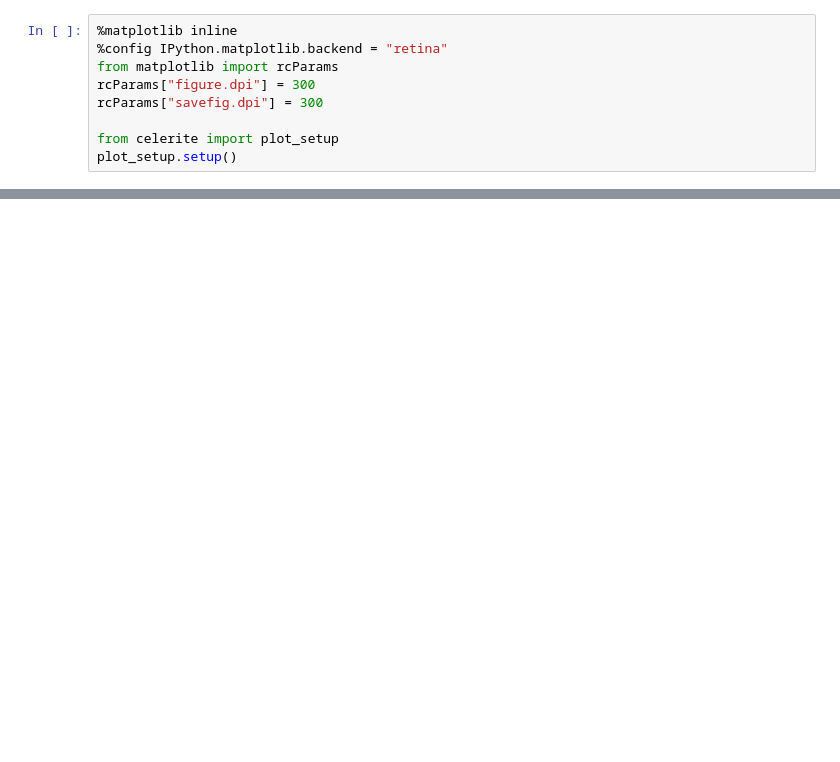
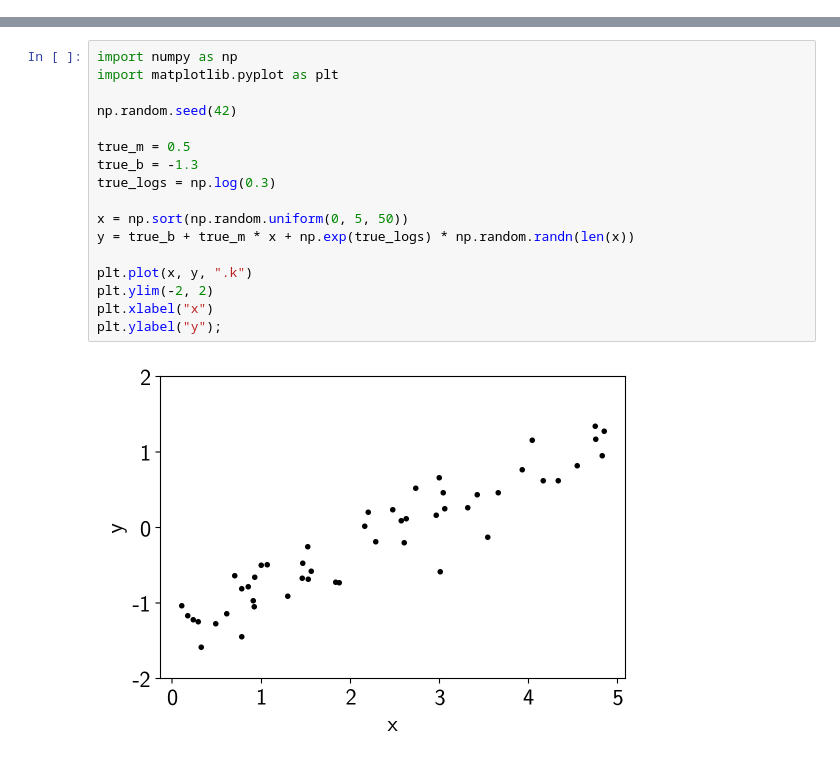
Before and after one commit to exoplanet-dev/exoplanet, a Jupyter notebook: docs/_static/notebooks/intro-to-pymc3.ipynb, the cells around one changed output, grey strips where cells are left out. Cells and saved outputs as stored; diff of their text form; blank space fills up the shorter version.

```diff
--- a/docs/_static/notebooks/intro-to-pymc3.ipynb
+++ b/docs/_static/notebooks/intro-to-pymc3.ipynb
@@ -1,9 +0,0 @@
-# %%
-%matplotlib inline
-%config IPython.matplotlib.backend = "retina"
-from matplotlib import rcParams
-rcParams["figure.dpi"] = 300
-rcParams["savefig.dpi"] = 300
-
-from celerite import plot_setup
-plot_setup.setup()
@@ -232,0 +21,19 @@ It is clear from this figure that the constraints obtained for the mean paramete
+# %%
+import numpy as np
+import matplotlib.pyplot as plt
+
+np.random.seed(42)
+
+true_m = 0.5
+true_b = -1.3
+true_logs = np.log(0.3)
+
+x = np.sort(np.random.uniform(0, 5, 50))
+y = true_b + true_m * x + np.exp(true_logs) * np.random.randn(len(x))
+
+plt.plot(x, y, ".k")
+plt.ylim(-2, 2)
+plt.xlabel("x")
+plt.ylabel("y");
+# %% [output]
+[figure, added]
```
Also changed, not shown: parts of 39 cells of this notebook, 5 other files.
